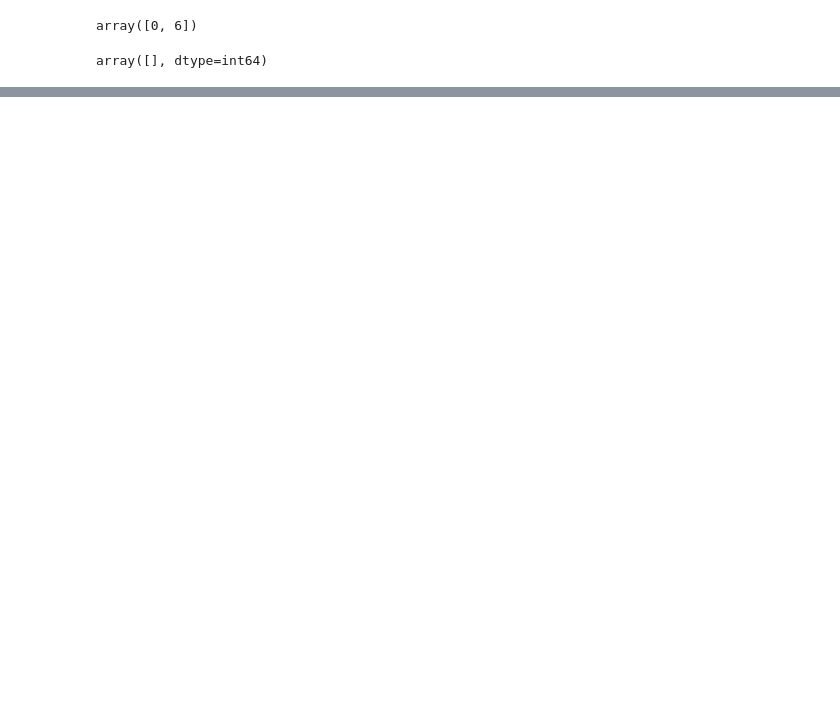
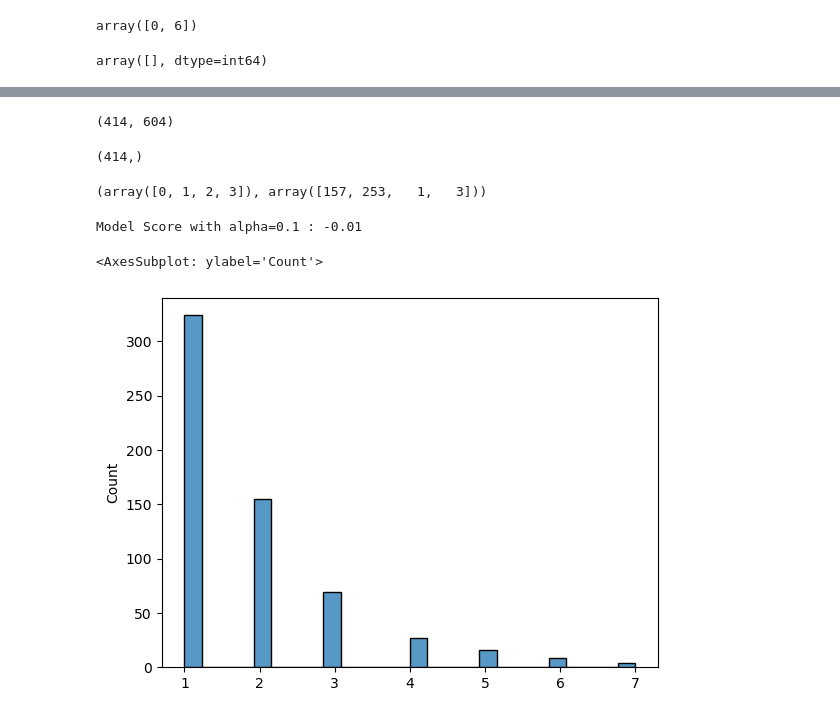
Before and after one commit to RomeroLab/sadx-latent-function, a Jupyter notebook: projects/Biochemical_Ordinal/scripts/Ordinal Regression Oct22.ipynb, the cells around one changed output, grey strips where cells are left out. Saved outputs shown, nothing was run; the diff lists cells and outputs as text; code cells hidden in the pictures; blank space fills up the shorter version.

```diff
--- a/projects/Biochemical_Ordinal/scripts/Ordinal Regression Oct22.ipynb
+++ b/projects/Biochemical_Ordinal/scripts/Ordinal Regression Oct22.ipynb
@@ -678,0 +170,40 @@ Predicted response.  [3 3 2 3 2 3 2 3 2 3 3]
+# %%
+parent = "1VH"
+mutation_list = final_seqs[final_seqs.parent == parent].ss_aa.to_list()
+enc = MutationEncoder()
+enc.fit(mutation_list)
+
+response_vec = final_seqs[final_seqs.parent == parent].category.map(response_map).to_numpy()
+one_hot_vecs_pd = final_seqs[final_seqs.parent == parent].ss_aa.map(enc.encode)
+# %%
+design_matrix = np.array(one_hot_vecs_pd.to_list())
+design_matrix.shape
+# %% [output]
+(414, 604)
+# %%
+response_vec.shape
+# %% [output]
+(414,)
+# %%
+y = response_vec
+X = design_matrix
+# %%
+np.unique(y, return_counts=True)
+# %% [output]
+(array([0, 1, 2, 3]), array([157, 253,   1,   3]))
+# %%
+# Try out model with alpha = 1.0. This will get overwritten in the gridsearch
+model = mord.LogisticAT(alpha=0.1)
+#model = LogisticAT(alpha=1.0)
+
+model.fit(X, y)
+
+# The score is negative of mean absolute error between prediction and response vector
+print(f"Model Score with alpha={model.alpha} : {model.score(X, y):.2f}")
+# %% [output]
+Model Score with alpha=0.1 : -0.01
+# %%
+sns.histplot(X.sum(axis=0))
+# %% [output]
+<AxesSubplot: ylabel='Count'>
+[figure, added]
```
Also changed, not shown: parts of 75 cells of this notebook.
